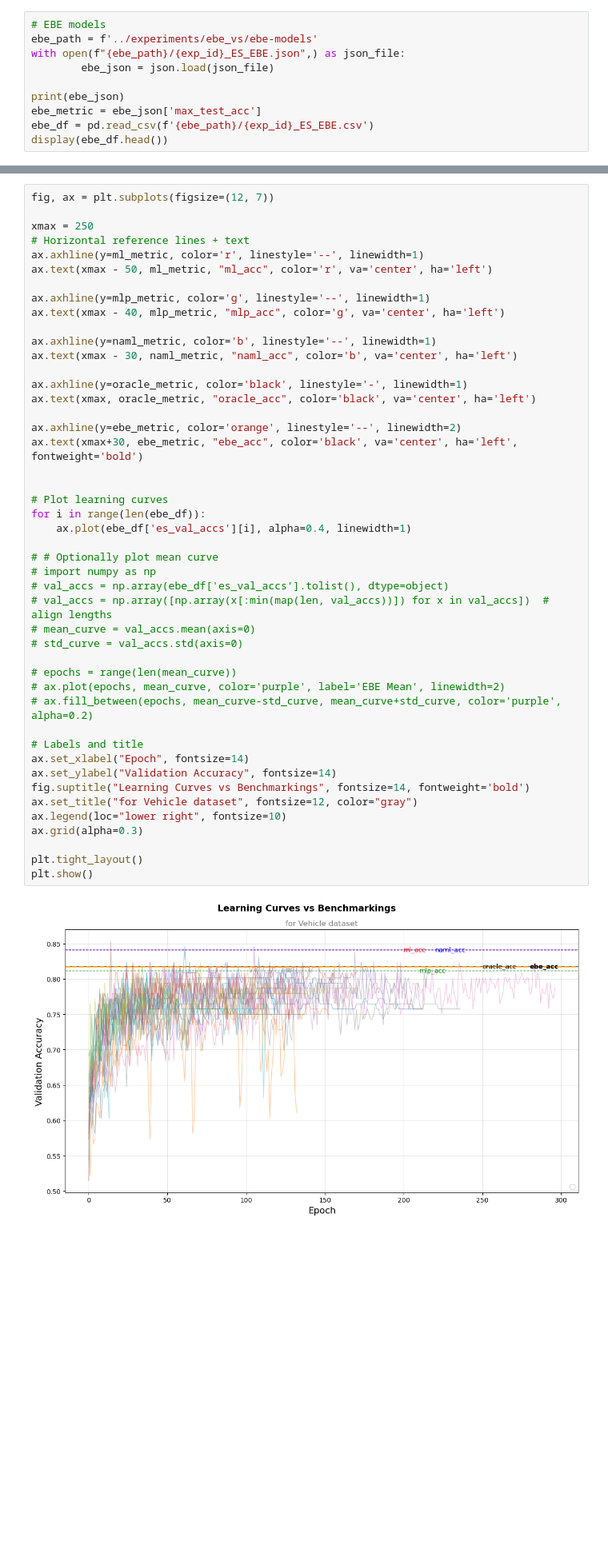
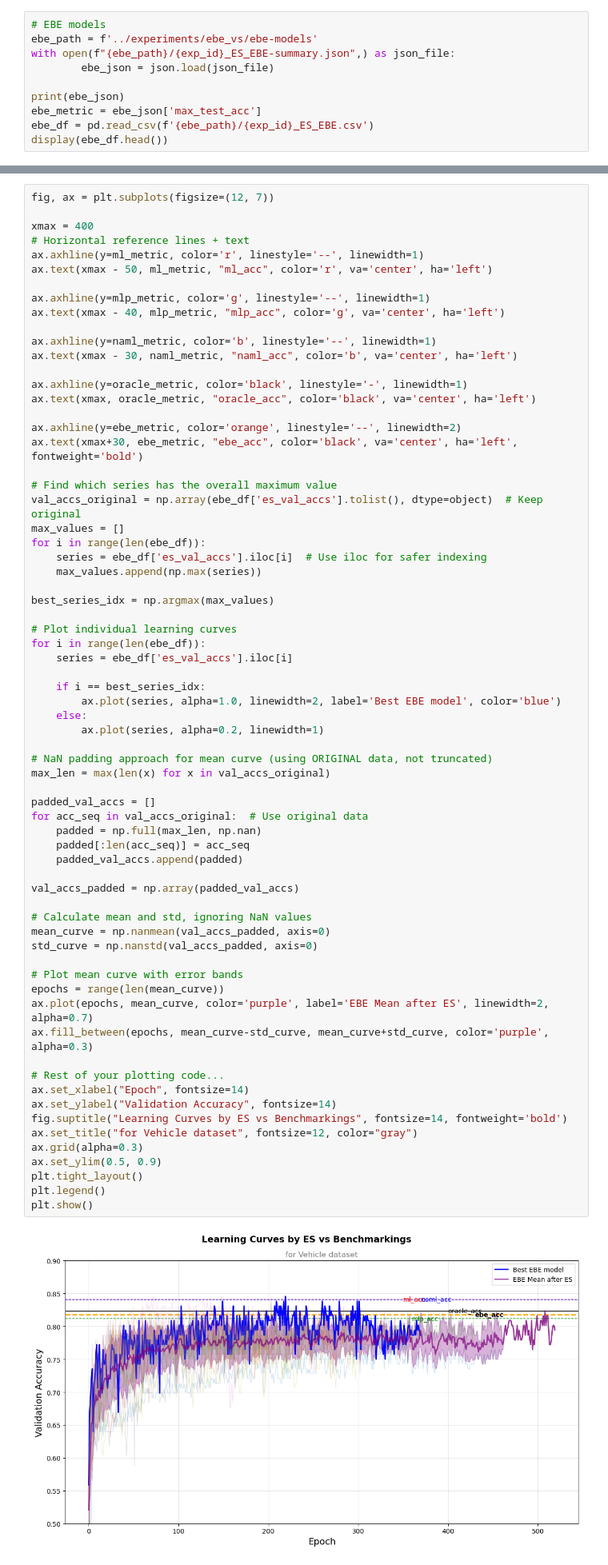
Before and after one commit to topsy-13/ShouldYouEvenNN, a Jupyter notebook: notebooks/plot_experiments.ipynb, the cells around one changed output, grey strips where cells are left out. Shown at 80% size. Saved outputs shown, nothing was run; the diff lists cells and outputs as text; blank space fills up the shorter version.

```diff
--- a/notebooks/plot_experiments.ipynb
+++ b/notebooks/plot_experiments.ipynb
@@ -80,7 +80,7 @@ oracle_json
 # %%
 # EBE models
 ebe_path = f'../experiments/ebe_vs/ebe-models'
-with open(f"{ebe_path}/{exp_id}_ES_EBE.json",) as json_file:
+with open(f"{ebe_path}/{exp_id}_ES_EBE-summary.json",) as json_file:
         ebe_json = json.load(json_file)
 
 print(ebe_json)
@@ -107,51 +114,73 @@ ebe_df['es_val_accs'] = ebe_df['es_val_accs'].apply(ast.literal_eval)
 # %%
 fig, ax = plt.subplots(figsize=(12, 7))
 
-xmax = 250
+xmax = 400
 # Horizontal reference lines + text
 ax.axhline(y=ml_metric, color='r', linestyle='--', linewidth=1)
 ax.text(xmax - 50, ml_metric, "ml_acc", color='r', va='center', ha='left')
 
 ax.axhline(y=mlp_metric, color='g', linestyle='--', linewidth=1)
 ax.text(xmax - 40, mlp_metric, "mlp_acc", color='g', va='center', ha='left')
 
 ax.axhline(y=naml_metric, color='b', linestyle='--', linewidth=1)
 ax.text(xmax - 30, naml_metric, "naml_acc", color='b', va='center', ha='left')
 
 ax.axhline(y=oracle_metric, color='black', linestyle='-', linewidth=1)
 ax.text(xmax, oracle_metric, "oracle_acc", color='black', va='center', ha='left')
 
 ax.axhline(y=ebe_metric, color='orange', linestyle='--', linewidth=2)
 ax.text(xmax+30, ebe_metric, "ebe_acc", color='black', va='center', ha='left', fontweight='bold')
 
+# Find which series has the overall maximum value
+val_accs_original = np.array(ebe_df['es_val_accs'].tolist(), dtype=object)  # Keep original
+max_values = []
+for i in range(len(ebe_df)):
+    series = ebe_df['es_val_accs'].iloc[i]  # Use iloc for safer indexing
+    max_values.append(np.max(series))
 
-# Plot learning curves
+best_series_idx = np.argmax(max_values)
+
+# Plot individual learning curves
 for i in range(len(ebe_df)):
-    ax.plot(ebe_df['es_val_accs'][i], alpha=0.4, linewidth=1)
+    series = ebe_df['es_val_accs'].iloc[i]
 
-# # Optionally plot mean curve
-# import numpy as np
-# val_accs = np.array(ebe_df['es_val_accs'].tolist(), dtype=object)
-# val_accs = np.array([np.array(x[:min(map(len, val_accs))]) for x in val_accs])  # align lengths
-# mean_curve = val_accs.mean(axis=0)
-# std_curve = val_accs.std(axis=0)
+    if i == best_series_idx:
+        ax.plot(series, alpha=1.0, linewidth=2, label='Best EBE model', color='blue')
+    else:
+        ax.plot(series, alpha=0.2, linewidth=1)
 
-# epochs = range(len(mean_curve))
-# ax.plot(epochs, mean_curve, color='purple', label='EBE Mean', linewidth=2)
-# ax.fill_between(epochs, mean_curve-std_curve, mean_curve+std_curve, color='purple', alpha=0.2)
+# NaN padding approach for mean curve (using ORIGINAL data, not truncated)
+max_len = max(len(x) for x in val_accs_original)
 
-# Labels and title
+padded_val_accs = []
+for acc_seq in val_accs_original:  # Use original data
+    padded = np.full(max_len, np.nan)
+    padded[:len(acc_seq)] = acc_seq
+    padded_val_accs.append(padded)
+
+val_accs_padded = np.array(padded_val_accs)
+
+# Calculate mean and std, ignoring NaN values
+mean_curve = np.nanmean(val_accs_padded, axis=0)
+std_curve = np.nanstd(val_accs_padded, axis=0)
+
+# Plot mean curve with error bands
+epochs = range(len(mean_curve))
+ax.plot(epochs, mean_curve, color='purple', label='EBE Mean after ES', linewidth=2, alpha=0.7)
+ax.fill_between(epochs, mean_curve-std_curve, mean_curve+std_curve, color='purple', alpha=0.3)
+
+# Rest of your plotting code...
 ax.set_xlabel("Epoch", fontsize=14)
 ax.set_ylabel("Validation Accuracy", fontsize=14)
-fig.suptitle("Learning Curves vs Benchmarkings", fontsize=14, fontweight='bold')
+fig.suptitle("Learning Curves by ES vs Benchmarkings", fontsize=14, fontweight='bold')
 ax.set_title("for Vehicle dataset", fontsize=12, color="gray")
-ax.legend(loc="lower right", fontsize=10)
 ax.grid(alpha=0.3)
-
+ax.set_ylim(0.5, 0.9)
 plt.tight_layout()
+plt.legend()
 plt.show()
 # %% [output]
-[figure, old version]
+[figure, new version]
 # %%
 # Oracle
 oracle_df = pd.read_csv(r'../experiments\ebe_vs\oracle\54_13_Oracle_all.csv')
```
Also changed, not shown: parts of 7 cells of this notebook, 26 other files.
